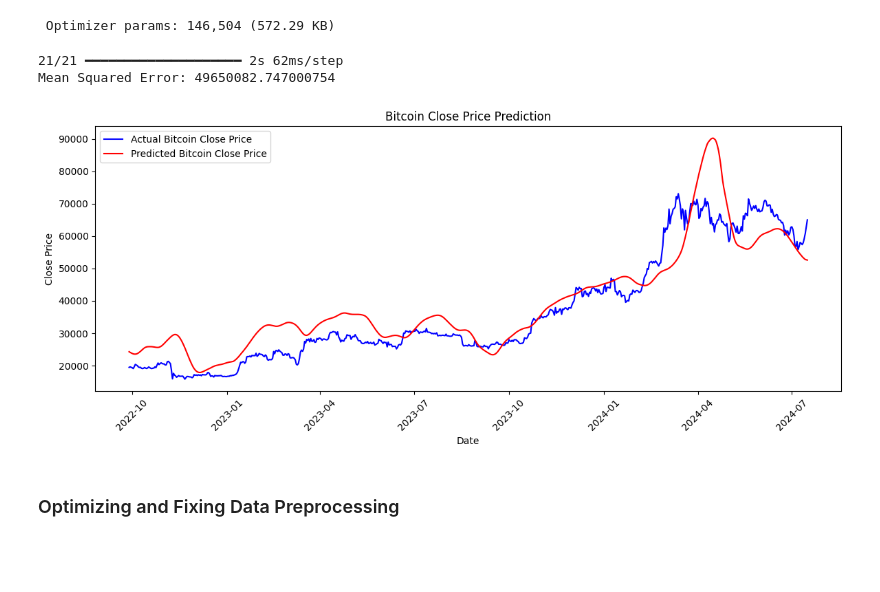
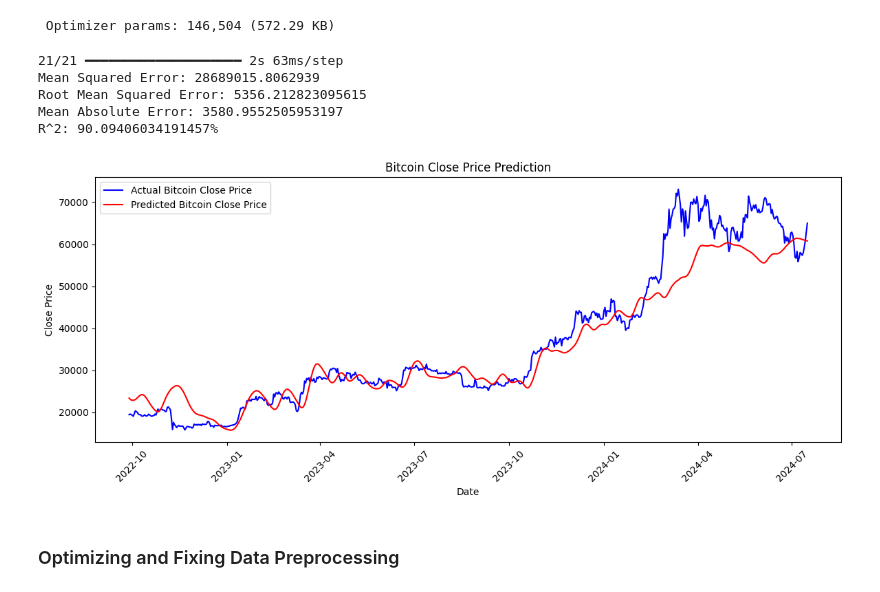
Before and after one commit to edsng/Bitcoin-Price-Forecasting-using-Machine-Learning-Models, a Jupyter notebook: Bitcoin_Price_Prediction_using_ML_Techniques.ipynb, the cells around one changed output. Drawn from its saved outputs; the diff is of its cells as text; code cells hidden in the pictures; blank space fills up the shorter version.

```diff
--- a/Bitcoin_Price_Prediction_using_ML_Techniques.ipynb
+++ b/Bitcoin_Price_Prediction_using_ML_Techniques.ipynb
@@ -706,7 +705,7 @@ model.add(Dropout(0.5))
 model.add(Dense(units=1))
 
 # Compile the model
-model.compile(optimizer='adam', loss='mean_squared_error')
+model.compile(optimizer='adam', loss='mean_absolute_error')
 reduce_lr = ReduceLROnPlateau(monitor='val_loss', factor=0.5, patience=5, min_lr=0.00005)
 
 # Train the model
@@ -757,32 +756,41 @@ Model: "sequential"
 # %%
 from sklearn.metrics import mean_squared_error
 import matplotlib.pyplot as plt
 
 # Make predictions
 y_pred = model.predict(x_test)
 
 # Inverse transform predictions and actual values (adjusting for Z-Score Scaling)
 y_pred_inv = scaler_target.inverse_transform(y_pred.reshape(-1, 1))
 y_test_inv = scaler_target.inverse_transform(y_test.reshape(-1, 1))
 
 # Evaluate the model
 mse = mean_squared_error(y_test_inv, y_pred_inv)
+rmse = np.sqrt(mse)
+mae = mean_absolute_error(y_test_inv, y_pred_inv)
+r2 = r2_score(y_test_inv, y_pred_inv)
+
 print(f'Mean Squared Error: {mse}')
-
+print(f'Root Mean Squared Error: {rmse}')
+print(f'Mean Absolute Error: {mae}')
+print(f'R^2: {r2 * 100}%')
 # Plot the results
 plt.figure(figsize=(14, 5))
 plt.plot(dates, y_test_inv, color='blue', label='Actual Bitcoin Close Price')
 plt.plot(dates, y_pred_inv, color='red', label='Predicted Bitcoin Close Price')
 plt.title('Bitcoin Close Price Prediction')
 plt.xlabel('Date')
 plt.ylabel('Close Price')
 plt.legend()
 plt.xticks(rotation=45)
 plt.show()
 # %% [output]
-21/21 ━━━━━━━━━━━━━━━━━━━━ 2s 62ms/step
-Mean Squared Error: 49650082.747000754
+21/21 ━━━━━━━━━━━━━━━━━━━━ 2s 63ms/step
+Mean Squared Error: 28689015.8062939
+Root Mean Squared Error: 5356.212823095615
+Mean Absolute Error: 3580.9552505953197
+R^2: 90.09406034191457%
-[figure, old version]
+[figure, new version]
 # %% [markdown]
 ### Optimizing and Fixing Data Preprocessing
 # %%
```
Also changed, not shown: parts of 4 cells of this notebook.
